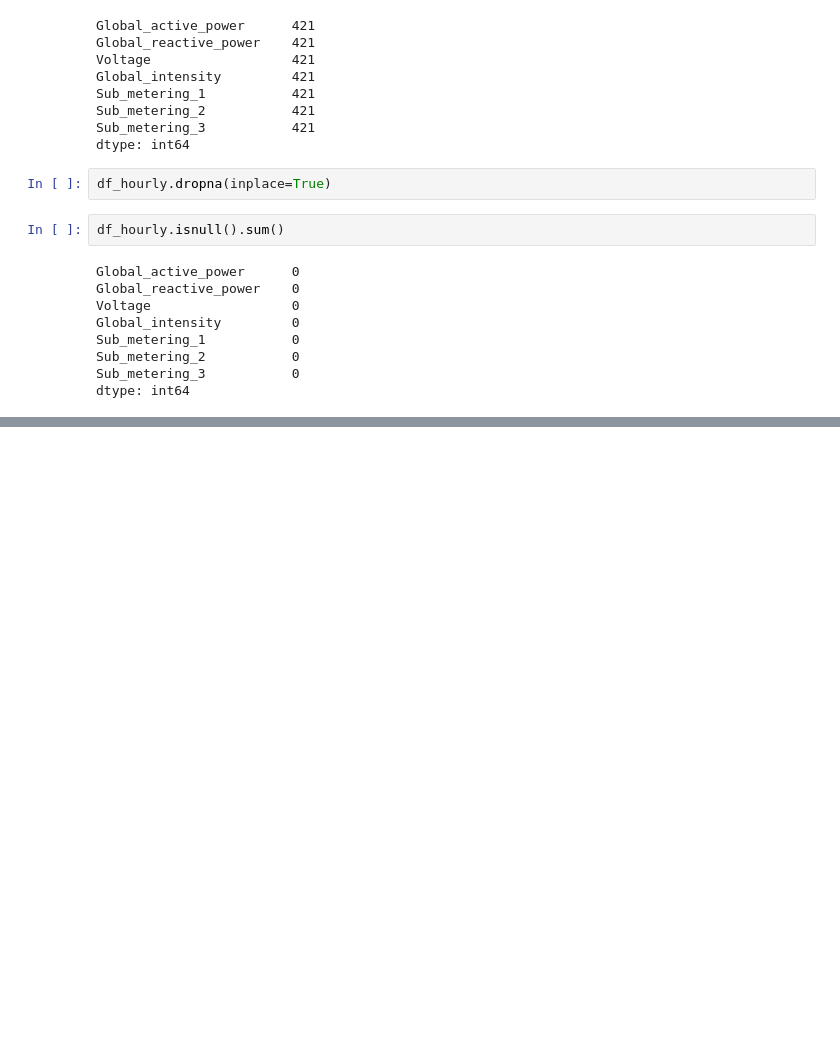
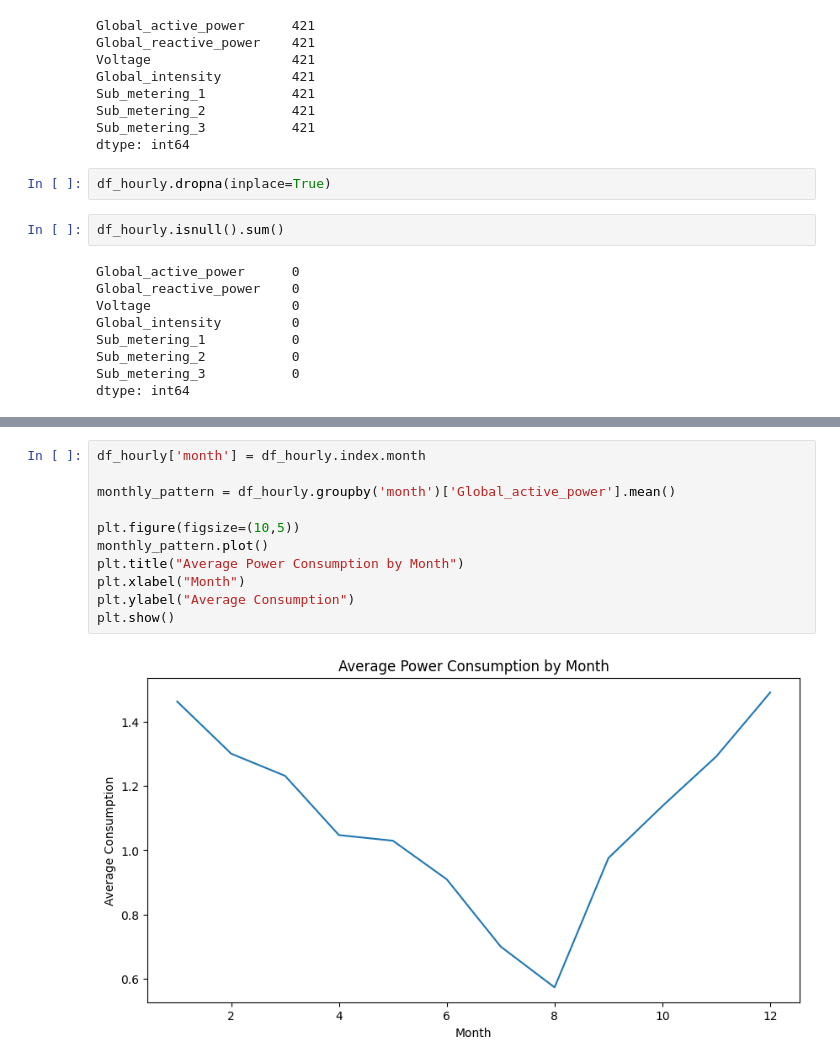
Before and after one commit to ashifa-1/energy-lstm-forecast, a Jupyter notebook: notebook/energy_forecast.ipynb, the cells around one changed output, grey strips where cells are left out. Drawn from its saved outputs; the diff is of its cells as text; blank space fills up the shorter version.

```diff
--- a/notebook/energy_forecast.ipynb
+++ b/notebook/energy_forecast.ipynb
@@ -201,0 +215,13 @@ dtype: int64
+# %%
+df_hourly['month'] = df_hourly.index.month
+
+monthly_pattern = df_hourly.groupby('month')['Global_active_power'].mean()
+
+plt.figure(figsize=(10,5))
+monthly_pattern.plot()
+plt.title("Average Power Consumption by Month")
+plt.xlabel("Month")
+plt.ylabel("Average Consumption")
+plt.show()
+# %% [output]
+[figure, added]
```
Also changed, not shown: parts of 2 cells of this notebook.
